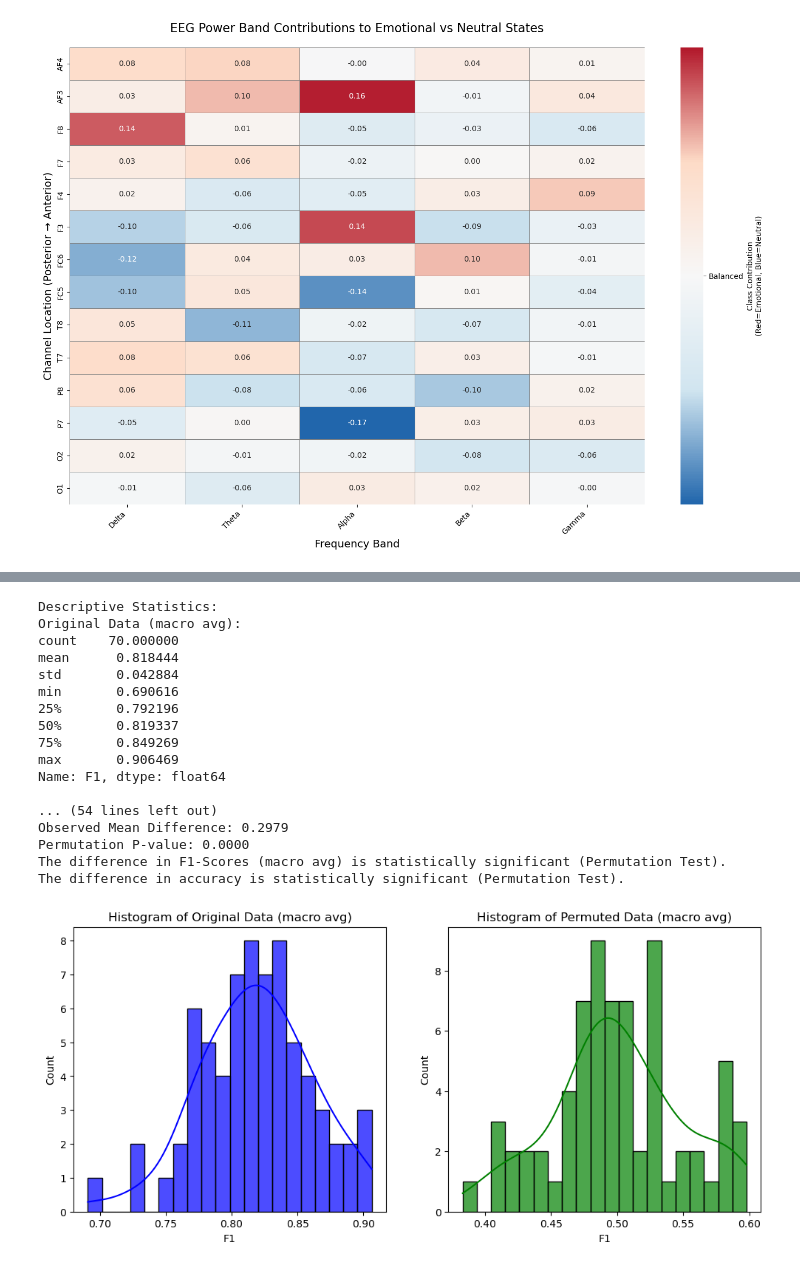
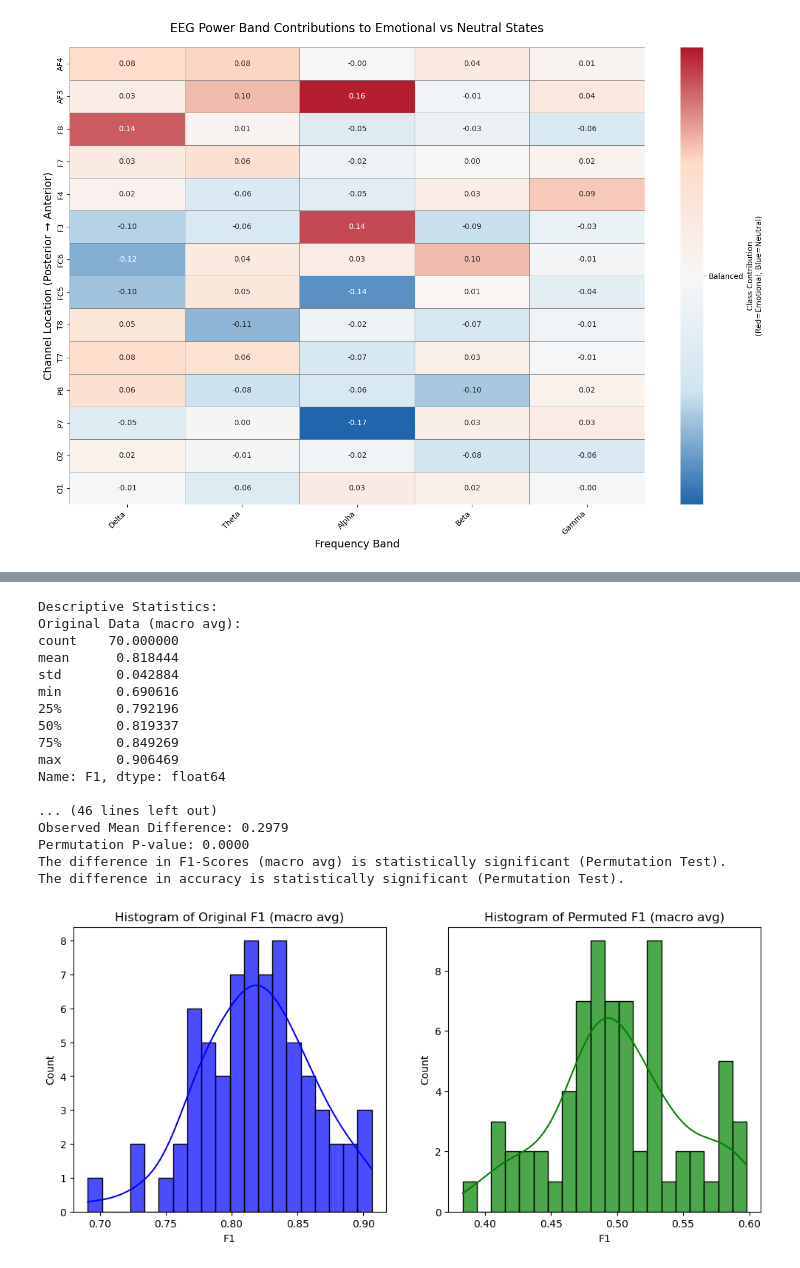
Before and after one commit to oliviaL2022/video-induced-emotion-prediction, a Jupyter notebook: Machine Learning Scripts/Study2_Prediction_model_within_subjects_v7.ipynb, the cells around one changed output, grey strips where cells are left out. Saved outputs shown, nothing was run; the diff lists cells and outputs as text; code cells hidden in the pictures.

```diff
--- a/Machine Learning Scripts/Study2_Prediction_model_within_subjects_v7.ipynb
+++ b/Machine Learning Scripts/Study2_Prediction_model_within_subjects_v7.ipynb
@@ -1327,9 +1331,9 @@ import seaborn as sns
 import os
 
 # File paths
-file_original = r"\\files.brandeis.edu\gutsell-lab\Tong_computer\Dissertation Study 2\Results\q1_results_final\cv_metrics_q1_y_original.csv"
-file_permuted = r"\\files.brandeis.edu\gutsell-lab\Tong_computer\Dissertation Study 2\Results\q1_results_final\cv_metrics_q1_y_permutation.csv"
-output_dir = r"\\files.brandeis.edu\gutsell-lab\Tong_computer\Dissertation Study 2\Results"
+file_original = r"\\...lab server path...\Results\q1_results_final\cv_metrics_q1_y_original.csv"
+file_permuted = r"\\...lab server path...\Results\q1_results_final\cv_metrics_q1_y_permutation.csv"
+output_dir = r"\\...lab server path...\Results"
 
 # Extract condition name from filename
 filename = os.path.basename(file_original)
@@ -1455,10 +1459,10 @@ with open(output_file, "a") as f:
 plt.figure(figsize=(12, 5))
 plt.subplot(1, 2, 1)
 sns.histplot(f1_scores_1, kde=True, bins=20, color='blue', alpha=0.7)
-plt.title("Histogram of Original Data (macro avg)")
+plt.title("Histogram of Original F1 (macro avg)")
 plt.subplot(1, 2, 2)
 sns.histplot(f1_scores_2, kde=True, bins=20, color='green', alpha=0.7)
-plt.title("Histogram of Permuted Data (macro avg)")
+plt.title("Histogram of Permuted F1 (macro avg)")
 plt.savefig(os.path.join(output_dir, f"loso_histograms_{condition_name}.png"))  # Save histogram image
 plt.show()
 
@@ -1533,8 +1537,8 @@ plt.figure(figsize=(10, 5))
 plt.plot(acc_scores_1.values, label=f'Original Data (accuracy)({condition_name})', marker='o')
 plt.plot(acc_scores_2.values, label=f'Permuted Data (accuracy)({condition_name})', marker='s')
 plt.xlabel('Subject#')
-plt.ylabel('F1-Score')
-plt.title('Comparison of F1-Scores (accuracy)')
+plt.ylabel('Accuracy')
+plt.title('Comparison of Accuracy Scores')
 plt.legend()
 plt.savefig(os.path.join(output_dir, f"loso_accuracy_score_comparison_macro_avg_{condition_name}.png"))  # Save F1-Score comparison image
 plt.show()
@@ -1577,9 +1581,9 @@ import seaborn as sns
 import os
 
 # File paths
-file_original = r"\\files.brandeis.edu\gutsell-lab\Tong_computer\Dissertation Study 2\Results\q3_results_final\cv_metrics_q3_y_original.csv"
-file_permuted = r"\\files.brandeis.edu\gutsell-lab\Tong_computer\Dissertation Study 2\Results\q3_results_final\cv_metrics_q3_y_permutation.csv"
-output_dir = r"\\files.brandeis.edu\gutsell-lab\Tong_computer\Dissertation Study 2\Results"
+file_original = r"\\...lab server path...\Results\q3_results_final\cv_metrics_q3_y_original.csv"
+file_permuted = r"\\...lab server path...\Results\q3_results_final\cv_metrics_q3_y_permutation.csv"
+output_dir = r"\\...lab server path...\Results"
 
 # Extract condition name from filename
 filename = os.path.basename(file_original)
@@ -1705,10 +1709,10 @@ with open(output_file, "a") as f:
 plt.figure(figsize=(12, 5))
 plt.subplot(1, 2, 1)
 sns.histplot(f1_scores_1, kde=True, bins=20, color='blue', alpha=0.7)
-plt.title("Histogram of Original Data (macro avg)")
+plt.title("Histogram of Original F1 (macro avg)")
 plt.subplot(1, 2, 2)
 sns.histplot(f1_scores_2, kde=True, bins=20, color='green', alpha=0.7)
-plt.title("Histogram of Permuted Data (macro avg)")
+plt.title("Histogram of Permuted F1 (macro avg)")
 plt.savefig(os.path.join(output_dir, f"loso_histograms_{condition_name}.png"))  # Save histogram image
 plt.show()
 
@@ -1783,8 +1787,8 @@ plt.figure(figsize=(10, 5))
 plt.plot(acc_scores_1.values, label=f'Original Data (accuracy)({condition_name})', marker='o')
 plt.plot(acc_scores_2.values, label=f'Permuted Data (accuracy)({condition_name})', marker='s')
 plt.xlabel('Subject#')
-plt.ylabel('F1-Score')
-plt.title('Comparison of F1-Scores (accuracy)')
+plt.ylabel('Accuracy')
+plt.title('Comparison of Accuracy Scores')
 plt.legend()
 plt.savefig(os.path.join(output_dir, f"loso_accuracy_score_comparison_macro_avg_{condition_name}.png"))  # Save F1-Score comparison image
 plt.show()
@@ -1826,9 +1830,9 @@ import seaborn as sns
 import os
 
 # Define file paths, change q1,q2,q3,q4 based on the predicted variable
-file_original = r"\\files.brandeis.edu\gutsell-lab\Tong_computer\Dissertation Study 2\Results\q1_results_final\test_metrics_q1_y_original.csv"
-file_permuted= r"\\files.brandeis.edu\gutsell-lab\Tong_computer\Dissertation Study 2\Results\q1_results_final\test_metrics_q1_y_permutation.csv"
-output_dir = r"\\files.brandeis.edu\gutsell-lab\Tong_computer\Dissertation Study 2\Results"
+file_original = r"\\...lab server path...\Results\q1_results_final\test_metrics_q1_y_original.csv"
+file_permuted= r"\\...lab server path...\Results\q1_results_final\test_metrics_q1_y_permutation.csv"
+output_dir = r"\\...lab server path...\Results"
 
 # Extract condition name from file_original
 condition_name = None
@@ -1977,10 +1981,10 @@ else:
 plt.figure(figsize=(12, 5))
 plt.subplot(1, 2, 1)
 sns.histplot(f1_scores_1, kde=True, bins=20, color='blue', alpha=0.7)
-plt.title("Histogram of Original Data (macro avg)")
+plt.title("Histogram of Original F1 (macro avg)")
 plt.subplot(1, 2, 2)
 sns.histplot(f1_scores_2, kde=True, bins=20, color='green', alpha=0.7)
-plt.title("Histogram of Permuted Data (macro avg)")
+plt.title("Histogram of Permuted F1 (macro avg)")
 plt.savefig(os.path.join(output_dir, f"histograms_{condition_name}.png"))  # Save histogram image
 plt.show()
 
@@ -2047,38 +2051,38 @@ plt.xlabel('Mean Difference')
 plt.ylabel('Frequency')
 plt.title('Permutation Test Distribution (accuracy)')
 plt.legend()
 plt.savefig(os.path.join(output_dir, f"accuracy_permutation_test_distribution_macro_avg_{condition_name}.png"))  # Save permutation test distribution image
 plt.show()
 
-# Visualization of F1-Score trends
+# Visualization of Accuracy trends
 plt.figure(figsize=(10, 5))
 plt.plot(acc_scores_1.values, label=f'Original Data (accuracy)({condition_name})', marker='o')
 plt.plot(acc_scores_2.values, label=f'Permuted Data (accuracy)({condition_name})', marker='s')
 plt.xlabel('Subject#')
-plt.ylabel('F1-Score')
-plt.title('Comparison of F1-Scores (accuracy)')
+plt.ylabel('Accuracy')
+plt.title('Comparison of Accuracy-Scores')
 plt.legend()
 plt.savefig(os.path.join(output_dir, f"accuracy_score_comparison_macro_avg_{condition_name}.png"))  # Save F1-Score comparison image
 plt.show()
 # %% [output]
 Descriptive Statistics:
 Original Data (macro avg):
 count    70.000000
 mean      0.818444
 std       0.042884
 min       0.690616
 25%       0.792196
 50%       0.819337
 75%       0.849269
 max       0.906469
 Name: F1, dtype: float64
 
-... (54 lines left out)
+... (46 lines left out)
 Observed Mean Difference: 0.2979
 Permutation P-value: 0.0000
 The difference in F1-Scores (macro avg) is statistically significant (Permutation Test).
 The difference in accuracy is statistically significant (Permutation Test).
-[figure, old version]
+[figure, new version]
 [figure]
 [figure]
 [figure]
```
Also changed, not shown: parts of 18 cells of this notebook, 1 other file.
